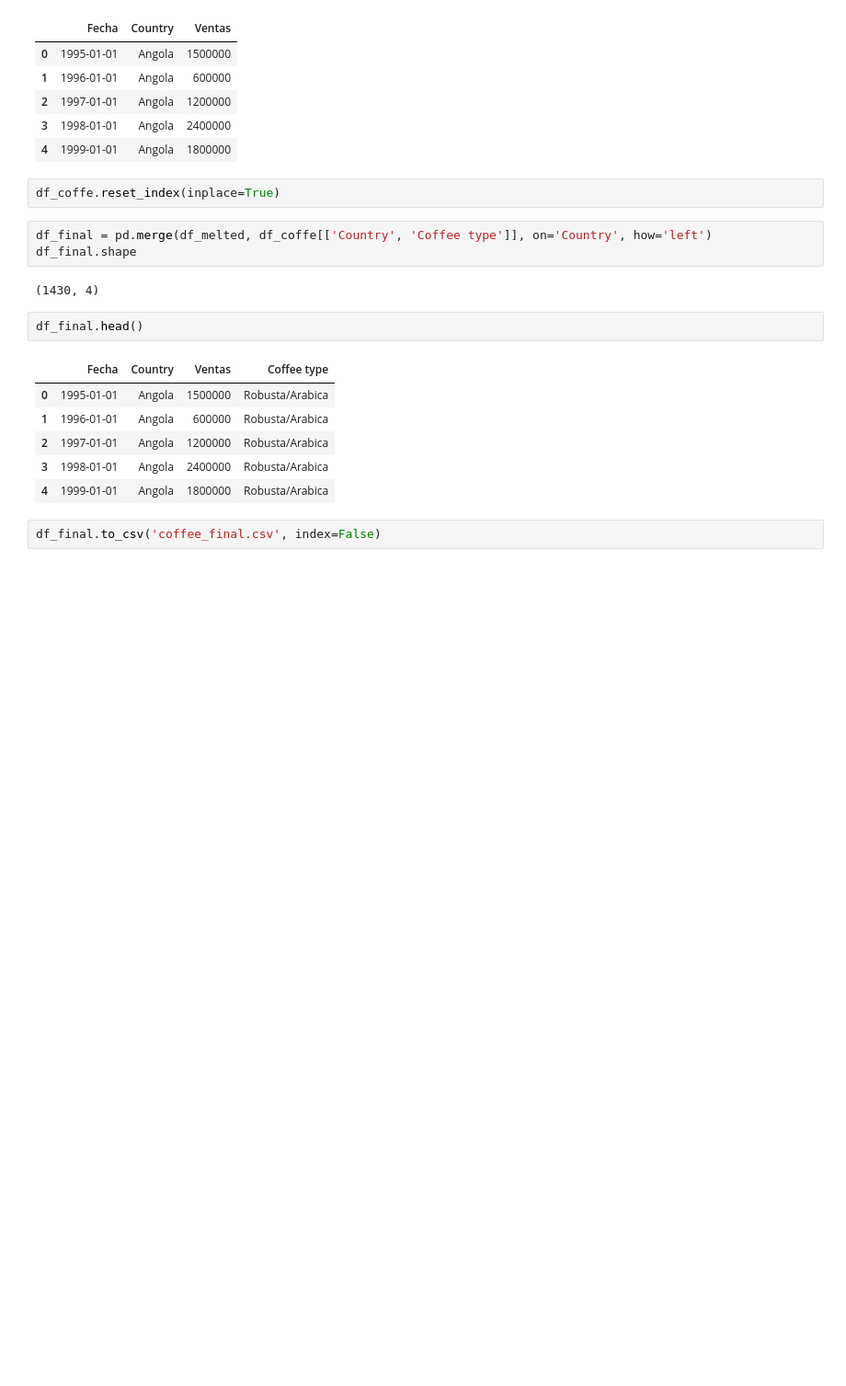
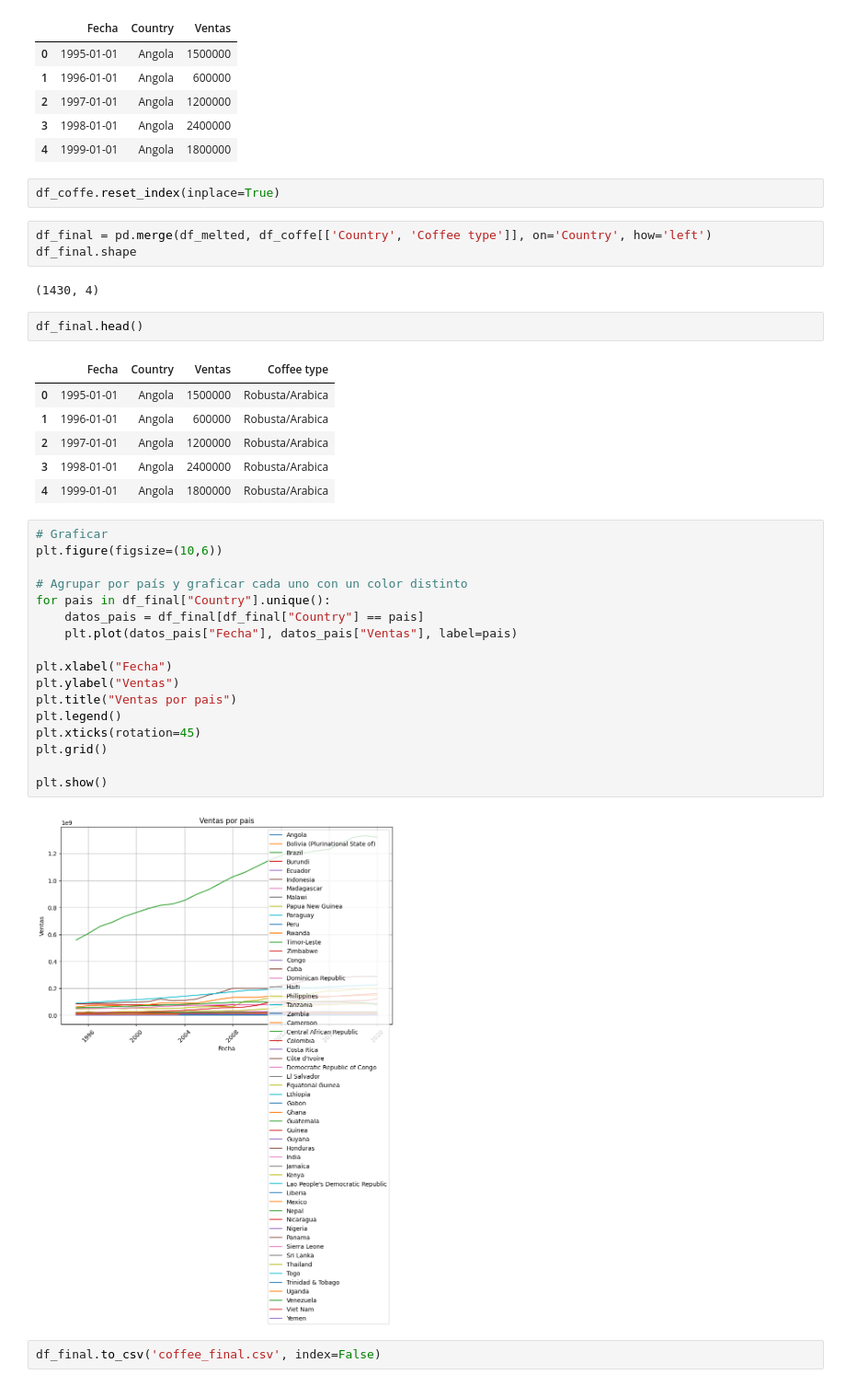
Before and after one commit to alejortizp/Prueba-NTT-DATA, a Jupyter notebook: NB_transf_coffee.ipynb, the cells around one changed output. Shown at 92% size. Saved outputs shown, nothing was run; the diff lists cells and outputs as text; blank space fills up the shorter version.

```diff
--- a/NB_transf_coffee.ipynb
+++ b/NB_transf_coffee.ipynb
@@ -146,5 +148,24 @@ df_final.head()
 | 2 | 1997-01-01 | Angola | 1200000 | Robusta/Arabica |
 | 3 | 1998-01-01 | Angola | 2400000 | Robusta/Arabica |
 | 4 | 1999-01-01 | Angola | 1800000 | Robusta/Arabica |
+# %%
+# Graficar
+plt.figure(figsize=(10,6))
+
+# Agrupar por país y graficar cada uno con un color distinto
+for pais in df_final["Country"].unique():
+    datos_pais = df_final[df_final["Country"] == pais]
+    plt.plot(datos_pais["Fecha"], datos_pais["Ventas"], label=pais)
+
+plt.xlabel("Fecha")
+plt.ylabel("Ventas")
+plt.title("Ventas por pais")
+plt.legend()
+plt.xticks(rotation=45)
+plt.grid()
+
+plt.show()
+# %% [output]
+[figure, added]
 # %%
 df_final.to_csv('coffee_final.csv', index=False)
```
Also changed, not shown: parts of 2 cells of this notebook, 1 other file.
